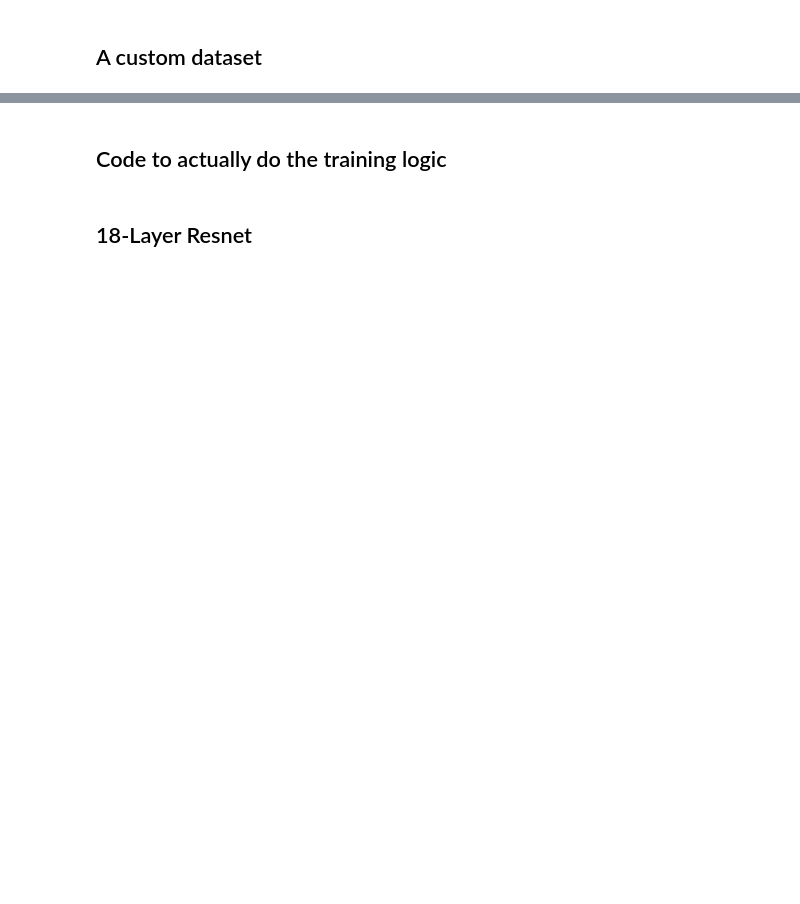
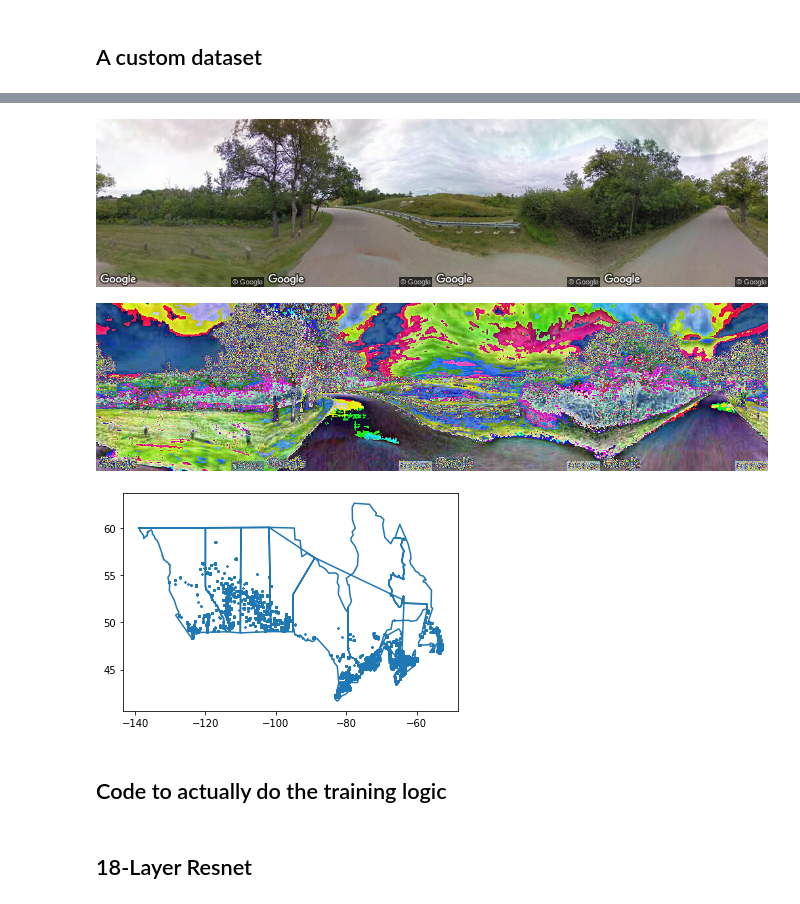
Before and after one commit to st-tran/CSC413-Project, a Jupyter notebook: CSC413_Project.ipynb, the cells around one changed output, grey strips where cells are left out. Saved outputs shown, nothing was run; the diff lists cells and outputs as text; code cells hidden in the pictures; blank space fills up the shorter version.

```diff
--- a/CSC413_Project.ipynb
+++ b/CSC413_Project.ipynb
@@ -22,11 +26,3 @@ from torchvision.transforms import ToTensor
 from torchvision import transforms
 # %% [markdown]
 ## Visualizing stuff
-# %%
-def visualize_example(tup):
-  dst = Image.new("RGB", (1024, 256))
-  dst.paste(tup[0][0], (0, 0))
-  dst.paste(tup[0][1], (256, 0))
-  dst.paste(tup[0][2], (512, 0))
-  dst.paste(tup[0][3], (768, 0))
-  display(dst)
@@ -114,3 +203,11 @@ images, labels = next(iter(loader))
+# %%
+visualize_example(images, 10, True)
+visualize_example(images, 10, False)
+plot_data_samples()
+# %% [output]
+[figure, added]
+[figure, added]
+[figure, added]
 # %% [markdown]
 ## Code to actually do the training logic
 # %%
```
Also changed, not shown: parts of 5 cells of this notebook.
